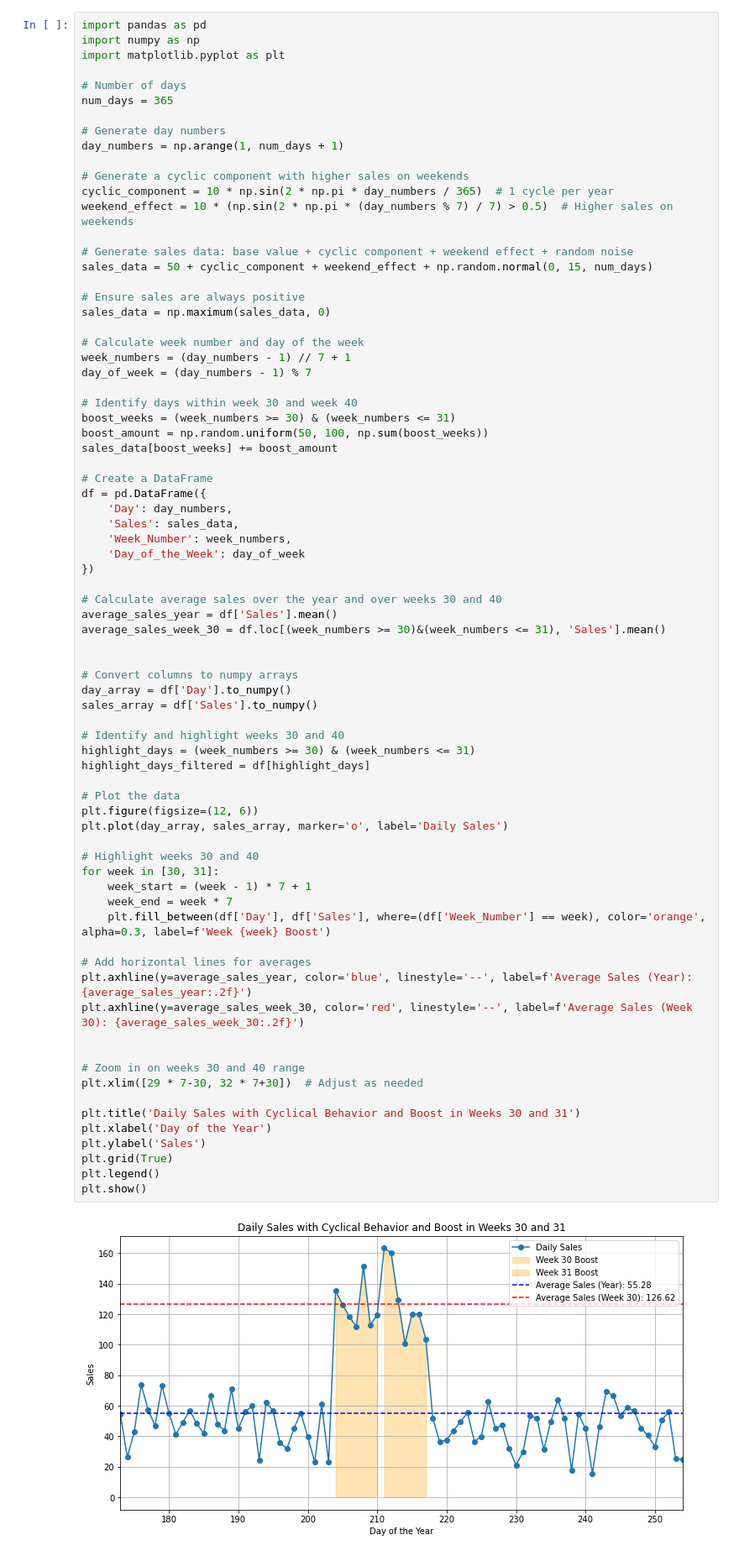
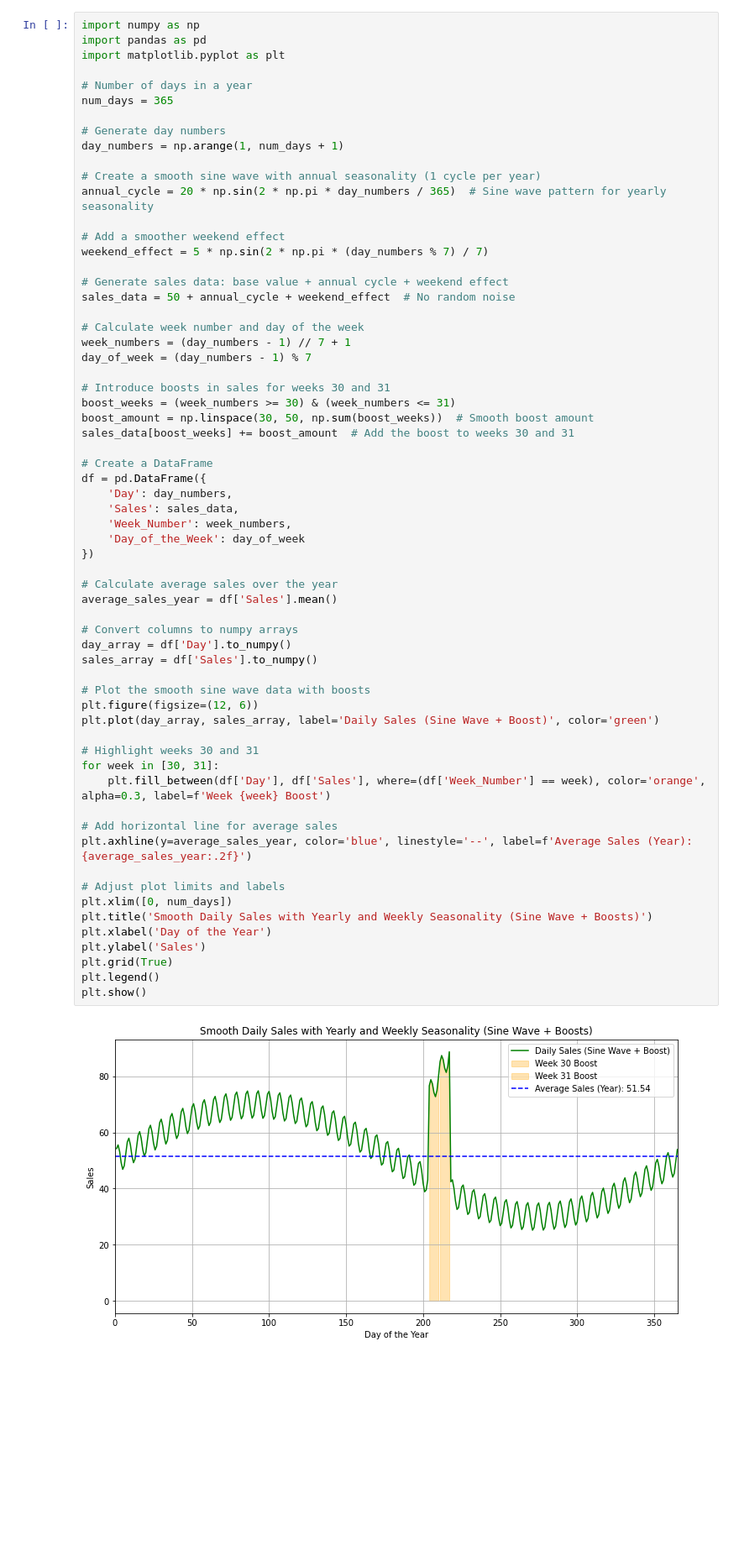
Before and after one commit to navid-mohamadi/Uplift-modeling-using-time-series-prediction, a Jupyter notebook: Code/Uplift Time Series Model.ipynb, the cells around one changed output. Shown at 84% size. Cells and saved outputs as stored; diff of their text form; blank space fills up the shorter version.

```diff
--- a/Code/Uplift Time Series Model.ipynb
+++ b/Code/Uplift Time Series Model.ipynb
@@ -12,82 +12,70 @@ from sklearn.linear_model import Ridge,Lasso
 from skforecast.model_selection import backtesting_forecaster, grid_search_forecaster
 from sklearn.metrics import mean_squared_error, mean_absolute_error, r2_score
 # %%
+import numpy as np
 import pandas as pd
-import numpy as np
 import matplotlib.pyplot as plt
 
-# Number of days
+# Number of days in a year
 num_days = 365
 
 # Generate day numbers
 day_numbers = np.arange(1, num_days + 1)
 
-# Generate a cyclic component with higher sales on weekends
-cyclic_component = 10 * np.sin(2 * np.pi * day_numbers / 365)  # 1 cycle per year
-weekend_effect = 10 * (np.sin(2 * np.pi * (day_numbers % 7) / 7) > 0.5)  # Higher sales on weekends
+# Create a smooth sine wave with annual seasonality (1 cycle per year)
+annual_cycle = 20 * np.sin(2 * np.pi * day_numbers / 365)  # Sine wave pattern for yearly seasonality
 
-# Generate sales data: base value + cyclic component + weekend effect + random noise
-sales_data = 50 + cyclic_component + weekend_effect + np.random.normal(0, 15, num_days)
+# Add a smoother weekend effect
+weekend_effect = 5 * np.sin(2 * np.pi * (day_numbers % 7) / 7)
 
-# Ensure sales are always positive
-sales_data = np.maximum(sales_data, 0)
+# Generate sales data: base value + annual cycle + weekend effect
+sales_data = 50 + annual_cycle + weekend_effect  # No random noise
 
 # Calculate week number and day of the week
 week_numbers = (day_numbers - 1) // 7 + 1
 day_of_week = (day_numbers - 1) % 7
 
-# Identify days within week 30 and week 40
+# Introduce boosts in sales for weeks 30 and 31
 boost_weeks = (week_numbers >= 30) & (week_numbers <= 31)
-boost_amount = np.random.uniform(50, 100, np.sum(boost_weeks))
-sales_data[boost_weeks] += boost_amount
+boost_amount = np.linspace(30, 50, np.sum(boost_weeks))  # Smooth boost amount
+sales_data[boost_weeks] += boost_amount  # Add the boost to weeks 30 and 31
 
 # Create a DataFrame
 df = pd.DataFrame({
     'Day': day_numbers,
     'Sales': sales_data,
     'Week_Number': week_numbers,
     'Day_of_the_Week': day_of_week
 })
 
-# Calculate average sales over the year and over weeks 30 and 40
+# Calculate average sales over the year
 average_sales_year = df['Sales'].mean()
-average_sales_week_30 = df.loc[(week_numbers >= 30)&(week_numbers <= 31), 'Sales'].mean()
-
 
 # Convert columns to numpy arrays
 day_array = df['Day'].to_numpy()
 sales_array = df['Sales'].to_numpy()
 
-# Identify and highlight weeks 30 and 40
-highlight_days = (week_numbers >= 30) & (week_numbers <= 31)
-highlight_days_filtered = df[highlight_days]
+# Plot the smooth sine wave data with boosts
+plt.figure(figsize=(12, 6))
+plt.plot(day_array, sales_array, label='Daily Sales (Sine Wave + Boost)', color='green')
 
-# Plot the data
-plt.figure(figsize=(12, 6))
-plt.plot(day_array, sales_array, marker='o', label='Daily Sales')
-
-# Highlight weeks 30 and 40
+# Highlight weeks 30 and 31
 for week in [30, 31]:
-    week_start = (week - 1) * 7 + 1
-    week_end = week * 7
     plt.fill_between(df['Day'], df['Sales'], where=(df['Week_Number'] == week), color='orange', alpha=0.3, label=f'Week {week} Boost')
 
-# Add horizontal lines for averages
+# Add horizontal line for average sales
 plt.axhline(y=average_sales_year, color='blue', linestyle='--', label=f'Average Sales (Year): {average_sales_year:.2f}')
-plt.axhline(y=average_sales_week_30, color='red', linestyle='--', label=f'Average Sales (Week 30): {average_sales_week_30:.2f}')
 
-
-# Zoom in on weeks 30 and 40 range
-plt.xlim([29 * 7-30, 32 * 7+30])  # Adjust as needed
-
-plt.title('Daily Sales with Cyclical Behavior and Boost in Weeks 30 and 31')
+# Adjust plot limits and labels
+plt.xlim([0, num_days])
+plt.title('Smooth Daily Sales with Yearly and Weekly Seasonality (Sine Wave + Boosts)')
 plt.xlabel('Day of the Year')
 plt.ylabel('Sales')
 plt.grid(True)
 plt.legend()
 plt.show()
 # %% [output]
-[figure, old version]
+[figure, new version]
 # %%
 #Plot the box plot for sales over each day of the week
 plt.figure(figsize=(12, 6))
```
Also changed, not shown: parts of 11 cells of this notebook.
